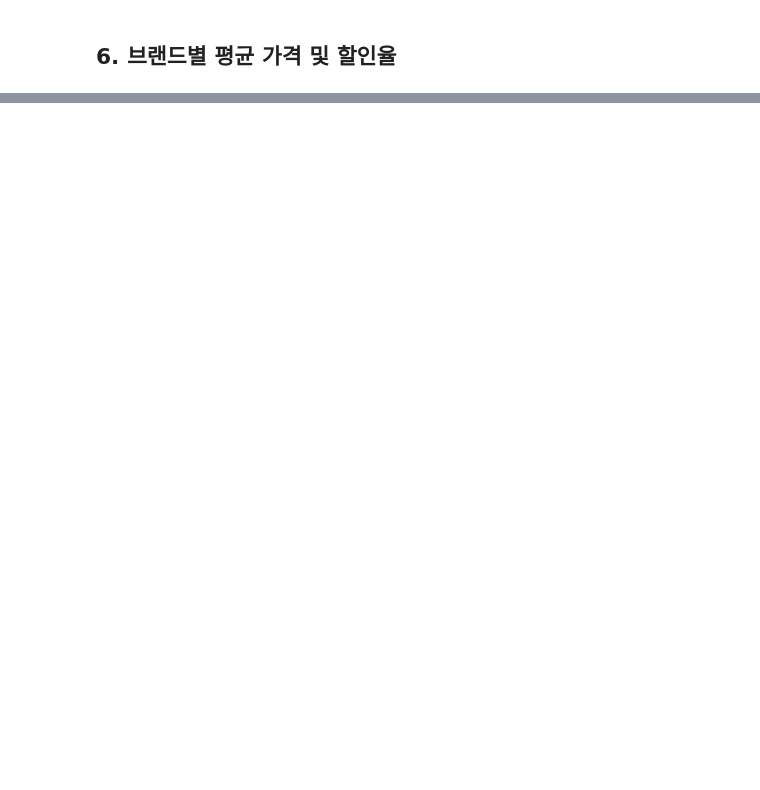
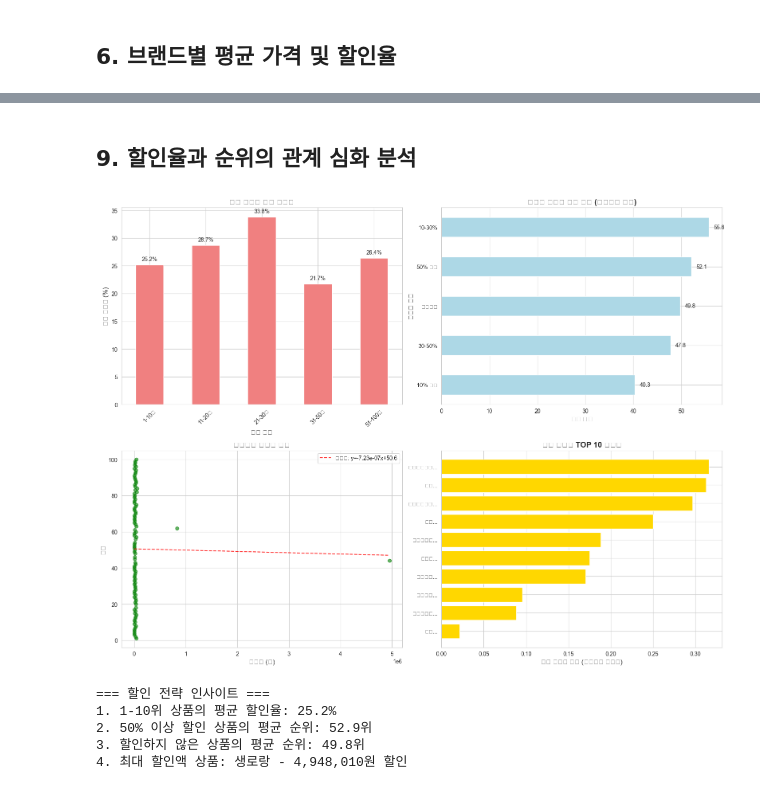
Before and after one commit to rena-data/MUSINSA_Ranking_Analysis, a Jupyter notebook: notebooks/musinsa_analysis.ipynb, the cells around one changed output, grey strips where cells are left out. Saved outputs shown, nothing was run; the diff lists cells and outputs as text; code cells hidden in the pictures; blank space fills up the shorter version.

```diff
--- a/notebooks/musinsa_analysis.ipynb
+++ b/notebooks/musinsa_analysis.ipynb
@@ -336,0 +706,78 @@ print(f"   - Top 20 평균 리뷰수: {df.iloc[:20]['리뷰수_숫자'].mean():,
+# %% [markdown]
+## 9. 할인율과 순위의 관계 심화 분석
+# %%
+# 할인율과 순위의 관계 분석
+fig, axes = plt.subplots(2, 2, figsize=(16, 12))
+
+# 1. 순위 구간별 평균 할인율
+ax1 = axes[0, 0]
+rank_bins = [1, 10, 20, 30, 50, 100]
+rank_labels = ['1-10위', '11-20위', '21-30위', '31-50위', '51-100위']
+df['순위구간'] = pd.cut(df['순위'], bins=rank_bins, labels=rank_labels, include_lowest=True)
+
+rank_discount = df.groupby('순위구간')['할인율_정제'].mean()
+rank_discount.plot(kind='bar', ax=ax1, color='lightcoral')
+ax1.set_title('순위 구간별 평균 할인율', fontsize=14, fontweight='bold')
+ax1.set_xlabel('순위 구간', fontsize=12)
+ax1.set_ylabel('평균 할인율 (%)', fontsize=12)
+ax1.set_xticklabels(ax1.get_xticklabels(), rotation=45)
+
+# 값 표시
+for i, v in enumerate(rank_discount.values):
+    ax1.text(i, v + 0.5, f'{v:.1f}%', ha='center', va='bottom')
+
+# 2. 할인율 구간별 평균 순위
+ax2 = axes[0, 1]
+discount_rank = df.groupby('할인율_구간')['순위'].mean().sort_values()
+discount_rank.plot(kind='barh', ax=ax2, color='lightblue')
+ax2.set_title('할인율 구간별 평균 순위 (낮을수록 좋음)', fontsize=14, fontweight='bold')
+ax2.set_xlabel('평균 순위', fontsize=12)
+ax2.set_ylabel('할인율 구간', fontsize=12)
+
+# 값 표시
+for i, v in enumerate(discount_rank.values):
+    ax2.text(v + 1, i, f'{v:.1f}', ha='left', va='center')
+
+# 3. 할인액과 순위의 관계
+ax3 = axes[1, 0]
+ax3.scatter(df['할인액'], df['순위'], alpha=0.6, color='green')
+ax3.set_xlabel('할인액 (원)', fontsize=12)
+ax3.set_ylabel('순위', fontsize=12)
+ax3.set_title('할인액과 순위의 관계', fontsize=14, fontweight='bold')
+
+# 추세선 추가
+z = np.polyfit(df['할인액'].fillna(0), df['순위'], 1)
+p = np.poly1d(z)
+ax3.plot(df['할인액'].fillna(0).sort_values(), p(df['할인액'].fillna(0).sort_values()),
+         "r--", alpha=0.8, label=f'추세선: y={z[0]:.2e}x+{z[1]:.1f}')
+ax3.legend()
+
+# 4. 할인 효과성 분석 (할인율 대비 순위 효율성)
+ax4 = axes[1, 1]
+# 할인 효율성 = 순위 / (할인율 + 1) - 낮을수록 효율적
+df['할인_효율성'] = df['순위'] / (df['할인율_정제'] + 1)
+top_efficient = df[df['할인율_정제'] > 0].nsmallest(10, '할인_효율성')
+
+y_pos = np.arange(len(top_efficient))
+ax4.barh(y_pos, top_efficient['할인_효율성'], color='gold')
+ax4.set_yticks(y_pos)
+ax4.set_yticklabels([f"{row['브랜드명'][:15]}..." for _, row in top_efficient.iterrows()], fontsize=10)
+ax4.set_xlabel('할인 효율성 지수 (낮을수록 효율적)', fontsize=12)
+ax4.set_title('할인 효율성 TOP 10 브랜드', fontsize=14, fontweight='bold')
+
+plt.tight_layout()
+plt.show()
+
+# 할인 전략 인사이트
+print("=== 할인 전략 인사이트 ===")
+print(f"1. 1-10위 상품의 평균 할인율: {df[df['순위'] <= 10]['할인율_정제'].mean():.1f}%")
+print(f"2. 50% 이상 할인 상품의 평균 순위: {df[df['할인율_정제'] >= 50]['순위'].mean():.1f}위")
+print(f"3. 할인하지 않은 상품의 평균 순위: {df[df['할인율_정제'] == 0]['순위'].mean():.1f}위")
+print(f"4. 최대 할인액 상품: {df.loc[df['할인액'].idxmax(), '브랜드명']} - {df['할인액'].max():,.0f}원 할인")
+# %% [output]
+[figure, added]
+=== 할인 전략 인사이트 ===
+1. 1-10위 상품의 평균 할인율: 25.2%
+2. 50% 이상 할인 상품의 평균 순위: 52.9위
+3. 할인하지 않은 상품의 평균 순위: 49.8위
+4. 최대 할인액 상품: 생로랑 - 4,948,010원 할인
```
Also changed, not shown: parts of 22 cells of this notebook.
